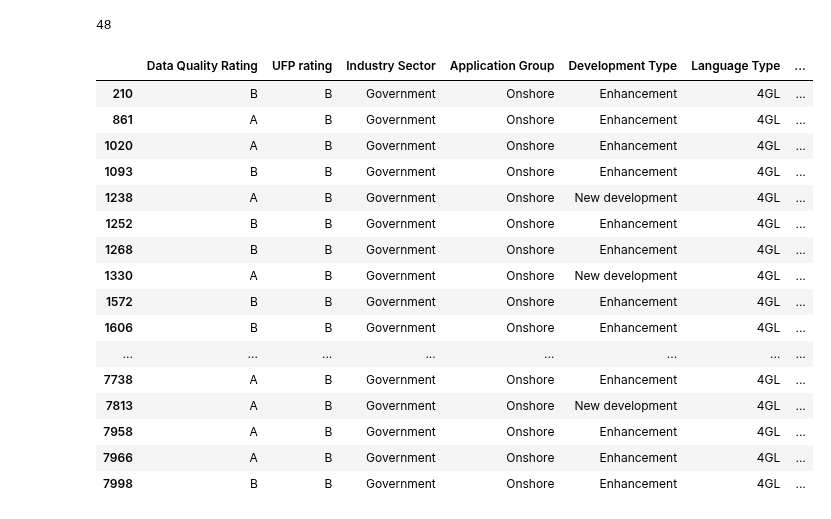
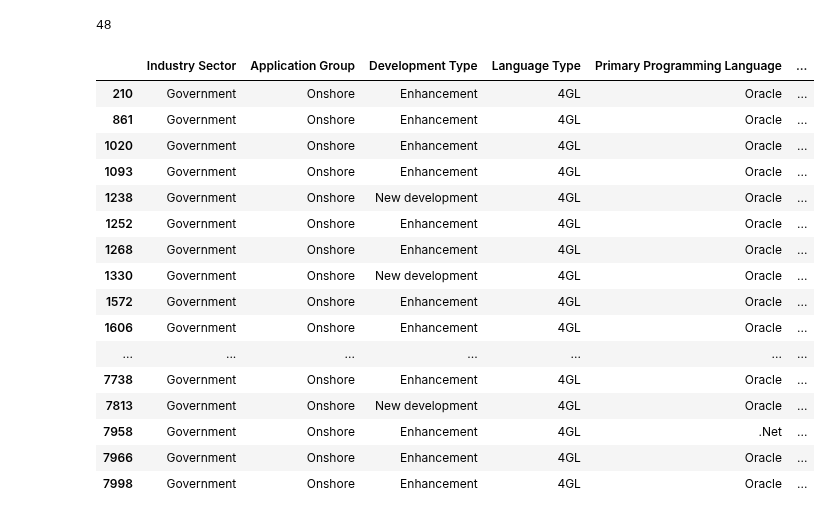
Before and after one commit to ivanajenjo/TFG, a Jupyter notebook: src/import_agile.ipynb, the cells around one changed output. Drawn from its saved outputs; the diff is of its cells as text; code cells hidden in the pictures.

```diff
--- a/src/import_agile.ipynb
+++ b/src/import_agile.ipynb
@@ -1,40 +1,42 @@
 # %%
 import pandas as pd
 import numpy as np
 import matplotlib.pyplot as plt
 import select_features
 import seaborn as sns
+sns.set()
 archivo = '..\data\ISBSG - Release May 2017 R1.csv'
 df = pd.read_csv(archivo, sep = ';', low_memory = False)
 variables = ['Data Quality Rating', 'UFP rating', 'Industry Sector','Application Group', 'Development Type', 'Development Platform', 'Language Type', 'Primary Programming Language', 'Count Approach', 'Functional Size', 'Adjusted Function Points', 'Normalised Work Effort Level 1', 'Summary Work Effort', 'Effort Build', 'Effort Test', 'Effort Implement','Project Elapsed Time', 'Business Area Type', '1st Data Base System', 'Used Methodology', 'Resource Level', 'Max Team Size', 'Average Team Size', 'Input count', 'Output count', 'Enquiry count', 'File count', 'Interface count', 'Agile Method Used', 'Sprints / iterations size']
 df = df.loc[:, variables]
 filtro = df['Agile Method Used'] == 'Yes'
 df = df.loc[filtro, :]
 filtro = df['Count Approach'] == 'NESMA'
 df = df.loc[filtro, :]
 df = df.dropna(subset=['Sprints / iterations size'])
 df = df.dropna(axis=1, thresh=int(0.5*len(df)))
 df = df.dropna()
 print(len(df))
+df = df.drop(columns=['Summary Work Effort' ,'Effort Build', 'Effort Test', 'Effort Implement', 'Data Quality Rating', 'UFP rating', 'Count Approach', 'Agile Method Used'])
 df
 # %% [output]
 48
-|  | Data Quality Rating | UFP rating | Industry Sector | Application Group | Development Type | Language Type | ... |
-| 210 | B | B | Government | Onshore | Enhancement | 4GL | ... |
-| 861 | A | B | Government | Onshore | Enhancement | 4GL | ... |
-| 1020 | A | B | Government | Onshore | Enhancement | 4GL | ... |
-| 1093 | B | B | Government | Onshore | Enhancement | 4GL | ... |
-| 1238 | A | B | Government | Onshore | New development | 4GL | ... |
-| 1252 | B | B | Government | Onshore | Enhancement | 4GL | ... |
-| 1268 | B | B | Government | Onshore | Enhancement | 4GL | ... |
-| 1330 | A | B | Government | Onshore | New development | 4GL | ... |
-| 1572 | B | B | Government | Onshore | Enhancement | 4GL | ... |
-| 1606 | B | B | Government | Onshore | Enhancement | 4GL | ... |
-| ... | ... | ... | ... | ... | ... | ... | ... |
-| 7738 | A | B | Government | Onshore | Enhancement | 4GL | ... |
-| 7813 | A | B | Government | Onshore | New development | 4GL | ... |
-| 7958 | A | B | Government | Onshore | Enhancement | 4GL | ... |
-| 7966 | A | B | Government | Onshore | Enhancement | 4GL | ... |
-| 7998 | B | B | Government | Onshore | Enhancement | 4GL | ... |
+|  | Industry Sector | Application Group | Development Type | Language Type | Primary Programming Language | ... |
+| 210 | Government | Onshore | Enhancement | 4GL | Oracle | ... |
+| 861 | Government | Onshore | Enhancement | 4GL | Oracle | ... |
+| 1020 | Government | Onshore | Enhancement | 4GL | Oracle | ... |
+| 1093 | Government | Onshore | Enhancement | 4GL | Oracle | ... |
+| 1238 | Government | Onshore | New development | 4GL | Oracle | ... |
+| 1252 | Government | Onshore | Enhancement | 4GL | Oracle | ... |
+| 1268 | Government | Onshore | Enhancement | 4GL | Oracle | ... |
+| 1330 | Government | Onshore | New development | 4GL | Oracle | ... |
+| 1572 | Government | Onshore | Enhancement | 4GL | Oracle | ... |
+| 1606 | Government | Onshore | Enhancement | 4GL | Oracle | ... |
+| ... | ... | ... | ... | ... | ... | ... |
+| 7738 | Government | Onshore | Enhancement | 4GL | Oracle | ... |
+| 7813 | Government | Onshore | New development | 4GL | Oracle | ... |
+| 7958 | Government | Onshore | Enhancement | 4GL | .Net | ... |
+| 7966 | Government | Onshore | Enhancement | 4GL | Oracle | ... |
+| 7998 | Government | Onshore | Enhancement | 4GL | Oracle | ... |
 # %%
 mi = select_features.calcular_mi_manual('Normalised Work Effort Level 1', df)
```
Also changed, not shown: parts of 2 cells of this notebook.
